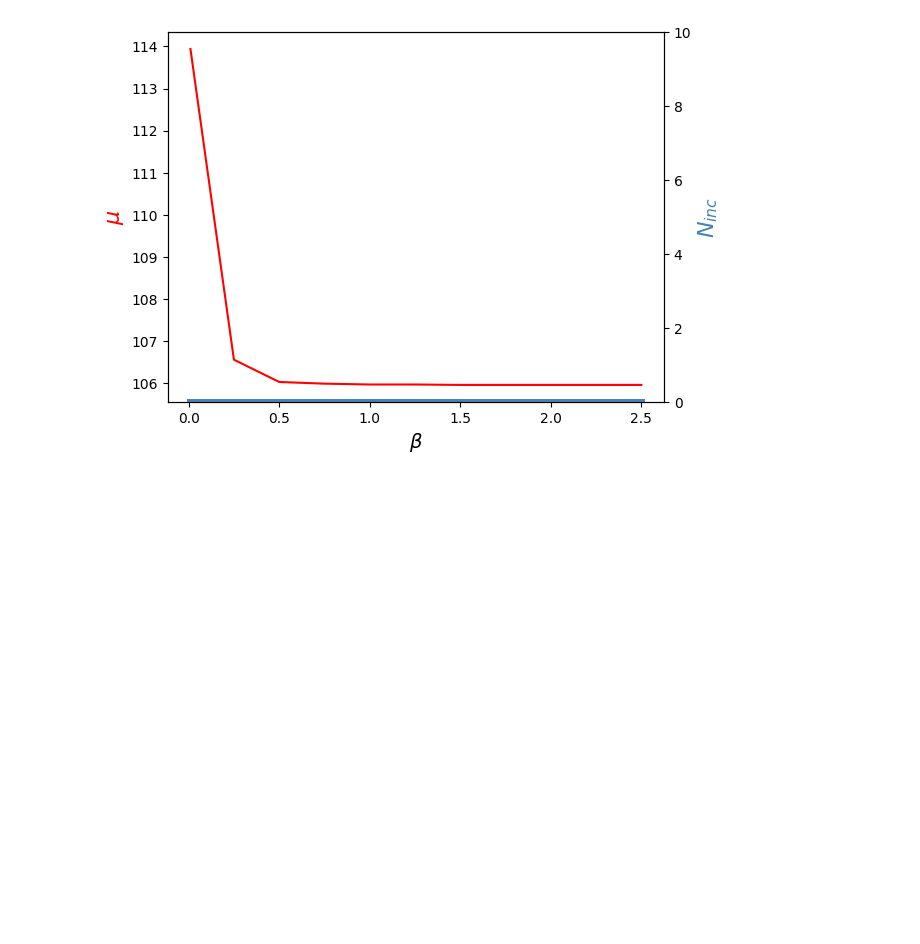
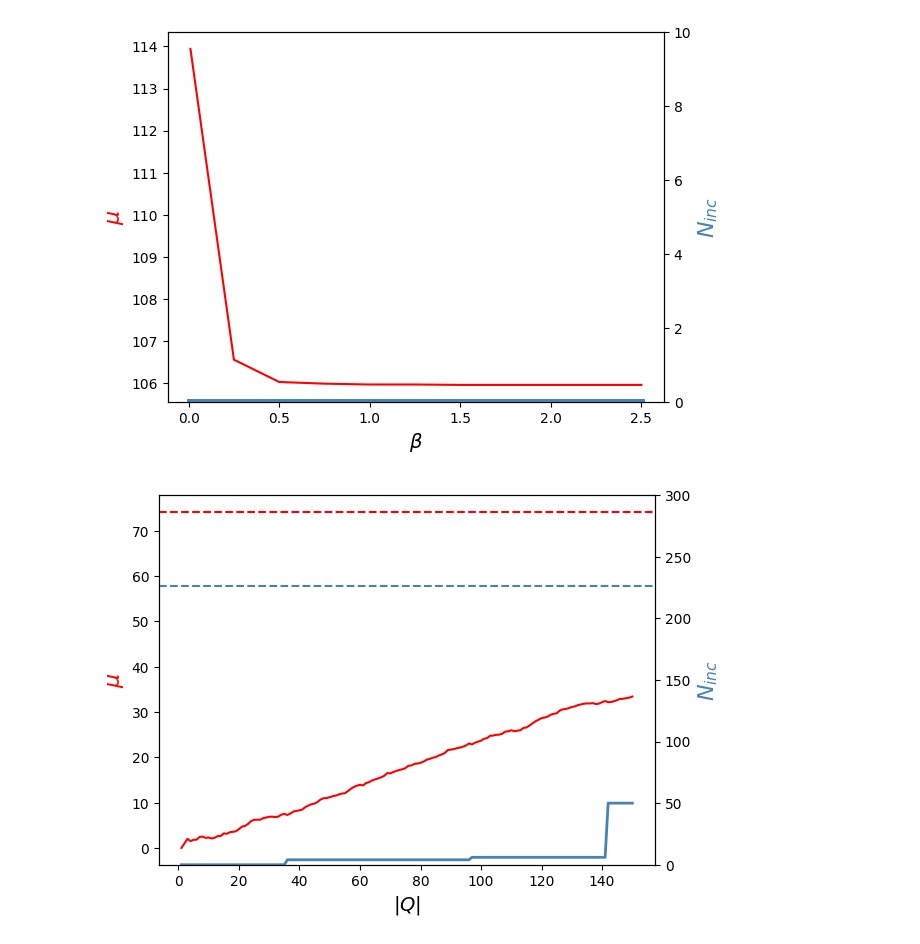
Before and after one commit to JGTP/ICAIL, a Jupyter notebook: graphs.ipynb, the cells around one changed output. Saved outputs shown, nothing was run; the diff lists cells and outputs as text; code cells hidden in the pictures; blank space fills up the shorter version.

Commit message:
plotting Q graphs

```diff
--- a/graphs.ipynb
+++ b/graphs.ipynb
@@ -32,3 +31,33 @@ ax2.set_ylabel(r'$N_{inc}$', color='steelblue', fontsize=16)
 fig.savefig('../ongoing_research/admission_beta.png', bbox_inches='tight', dpi=150)
 # %% [output]
 [figure]
+# %%
+df = pd.read_csv('results/Q_admission.csv', sep=';')
+
+#define subplots
+fig,ax = plt.subplots()
+
+#add first line to plot
+ax.plot(df['|Q|'], df.mu, color='red')
+ax.axhline(y=74.18, color='red', linestyle='--')
+
+#add x-axis label
+ax.set_xlabel(r'$|Q|$', fontsize=14)
+
+#add y-axis label
+ax.set_ylabel(r'$\mu$', color='red', fontsize=16)
+
+#define second y-axis that shares x-axis with current plot
+ax2 = ax.twinx()
+
+#add second line to plot
+ax2.plot(df['|Q|'], df.Ninc, color='steelblue', linewidth=2)
+ax2.axhline(y=226, color='steelblue', linestyle='--')
+ax2.set_ylim(bottom=0, top=300)
+
+#add second y-axis label
+ax2.set_ylabel(r'$N_{inc}$', color='steelblue', fontsize=16)
+
+fig.savefig('../ongoing_research/admission_Q.png', bbox_inches='tight', dpi=150)
+# %% [output]
+[figure, added]
```
Also changed, not shown: parts of 2 cells of this notebook, 4 other files.
